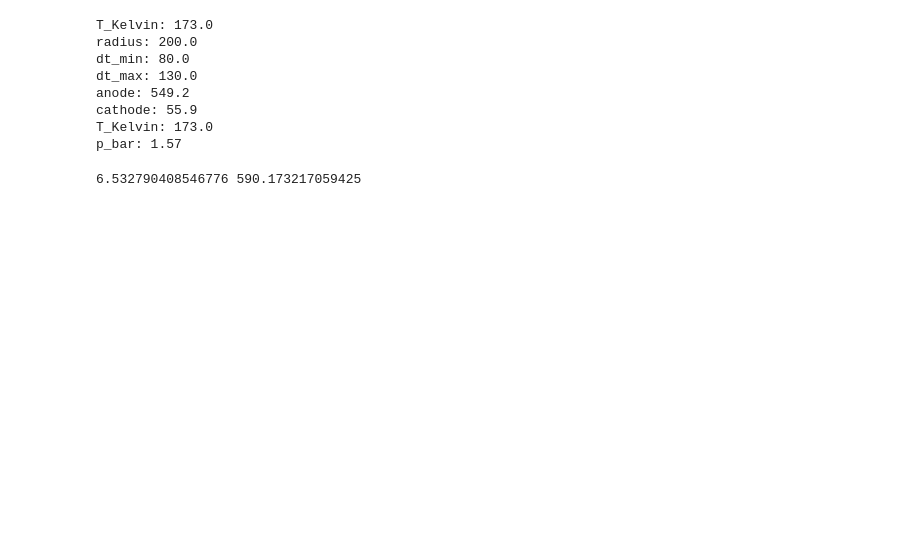
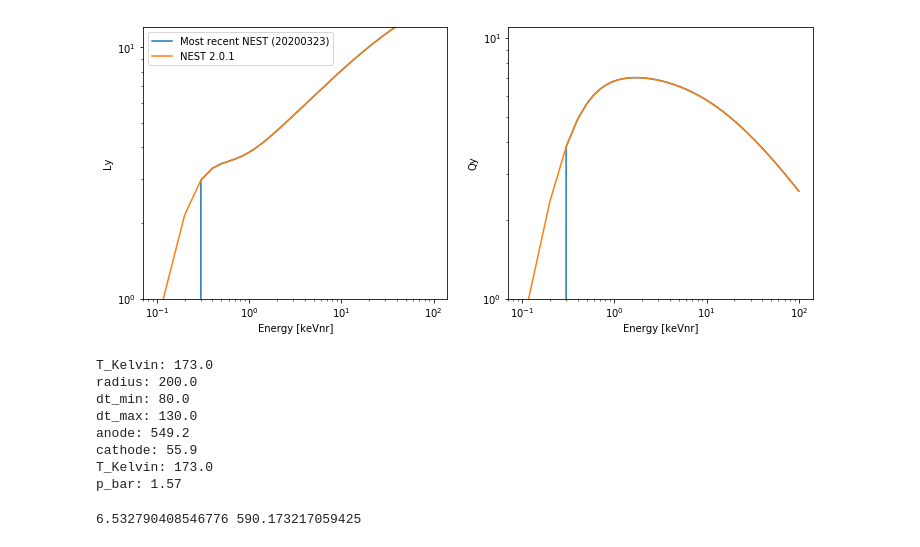
Before and after one commit to NESTCollaboration/nestpy, a Jupyter notebook: examples/demo_v0.ipynb, the cells around one changed output. Saved outputs shown, nothing was run; the diff lists cells and outputs as text; code cells hidden in the pictures; blank space fills up the shorter version.

```diff
--- a/examples/demo_v0.ipynb
+++ b/examples/demo_v0.ipynb
@@ -3,6 +3,65 @@ import nestpy
 import numpy as np
 import matplotlib.pyplot as plt
 import time
+# %%
+# NEST 2.0.1
+def NESTv2p01_LyQy(energy, dfield, density, nuis=[1,0,1,0], fp=[50, 0.01]):
+    density0 = 2.90
+    Param = [11.,1.1,0.0480,-0.0533,12.6,0.3,2.,0.3,2.,0.5,1.,1.]
+    Nq = Param[0] * np.power(energy, Param[1])
+    ThomasImel = Param[2] * np.power(dfield, Param[3]) * np.power(density / density0, 0.3)
+    Qy = 1. / (ThomasImel*np.power(energy+Param[4],Param[9]))
+    Qy *= 1. - 1. / np.power(1. + np.power((energy / Param[5]), Param[6]),Param[10])
+    Ly = Nq / energy - Qy
+    Qy[Qy<0]=0
+    Ly[Ly<0]=0
+    Ly = Ly*(1. - 1. / np.power(1. + np.power((energy / Param[7]), Param[8]),Param[11]));
+    Ly = Ly*(nuis[0]+ nuis[1]*(energy-2))
+    #Qy = Qy*(nuis[2]+ nuis[3]/energy)
+    Qy = Qy*(nuis[2]+ nuis[3]*(energy-1))
+
+    return Ly, Qy
+# %%
+# This is same as C++ NEST with naming
+# ** NEED TO ADD LINK WITH HELP FOR VARIOUS CALLS
+detector = nestpy.DetectorExample_LUX_RUN03()
+nc = nestpy.NESTcalc(detector)
+
+interaction = nestpy.INTERACTION_TYPE(0)  # NR
+
+Er = np.linspace(0.1, 100, 1000)
+Ly = np.zeros(len(Er))
+Qy = np.zeros(len(Er))
+for i in range(len(Er)):
+    y = nc.GetYields(interaction, Er[i], density=2.9, drift_field=180)
+    Ly[i] = y.PhotonYield/Er[i]
+    Qy[i] = y.ElectronYield/Er[i]
+
+mLy, mQy = NESTv2p01_LyQy(Er, dfield=180, density=2.9)
+
+
+plt.figure(figsize=[12,5])
+plt.subplot(121)
+plt.plot(Er, Ly, label='Most recent NEST (20200323)')
+plt.plot(Er, mLy, label='NEST 2.0.1')
+plt.legend()
+plt.xlabel('Energy [keVnr]')
+plt.ylabel('Ly')
+plt.xscale('log')
+plt.yscale('log')
+plt.ylim([1, 12])
+plt.subplot(122)
+plt.plot(Er, Qy)
+plt.plot(Er, mQy)
+
+plt.ylabel('Qy')
+plt.xscale('log')
+plt.xlabel('Energy [keVnr]')
+plt.yscale('log')
+plt.ylim([1, 11])
+plt.show()
+# %% [output]
+[figure, added]
 # %%
 
 #create detector
```
Also changed, not shown: parts of 2 cells of this notebook, 1 other file.
